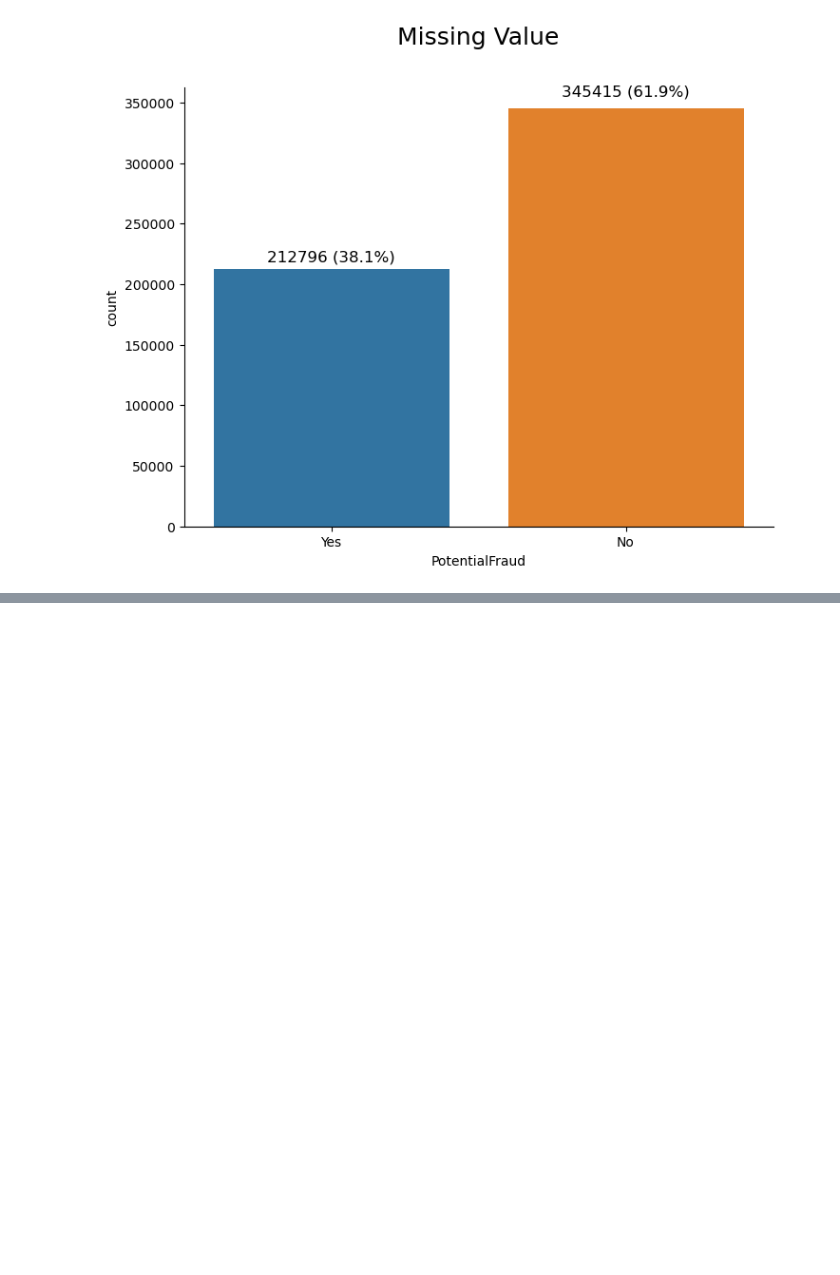
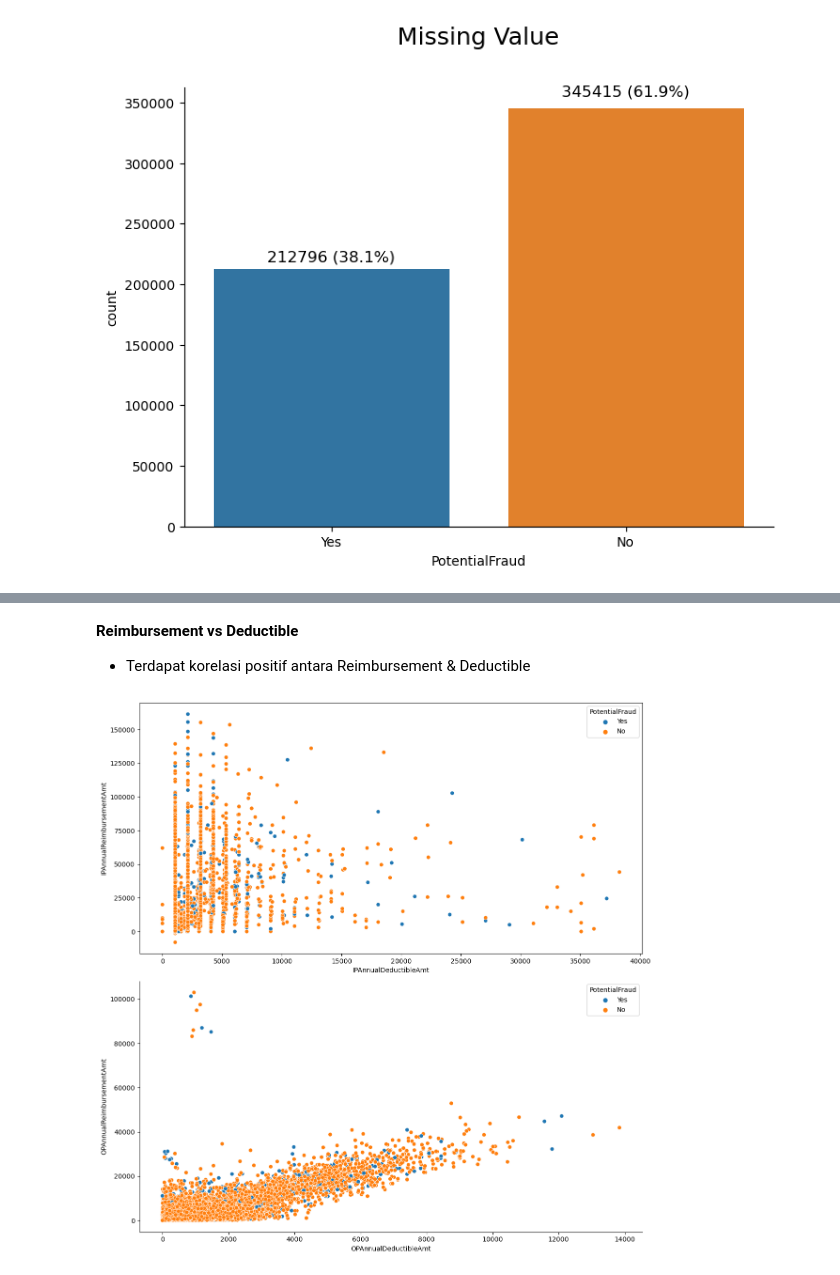
Before and after one commit to JodhiKrisantus/Healthcare-Provider-Fraud-Detection-Analysis, a Jupyter notebook: script_python.ipynb, the cells around one changed output, grey strips where cells are left out. Cells and saved outputs as stored; diff of their text form; code cells hidden in the pictures; blank space fills up the shorter version.

```diff
--- a/script_python.ipynb
+++ b/script_python.ipynb
@@ -847,0 +884,17 @@ for p in fig.patches:
+# %% [markdown]
+**Reimbursement vs Deductible**
+- Terdapat korelasi positif antara Reimbursement & Deductible
+# %%
+plt.figure(figsize=(12,12))
+
+plt.subplot(2,1,1)
+fig = sns.scatterplot(data=df_train, y='IPAnnualReimbursementAmt',x='IPAnnualDeductibleAmt', hue='PotentialFraud')
+
+plt.subplot(2,1,2)
+fig = sns.scatterplot(data=df_train, y='OPAnnualReimbursementAmt',x='OPAnnualDeductibleAmt', hue='PotentialFraud')
+
+fig.spines['top'].set_visible(False)
+fig.spines['right'].set_visible(False)
+plt.tight_layout()
+# %% [output]
+[figure, added]
```
Also changed, not shown: parts of 16 cells of this notebook.
